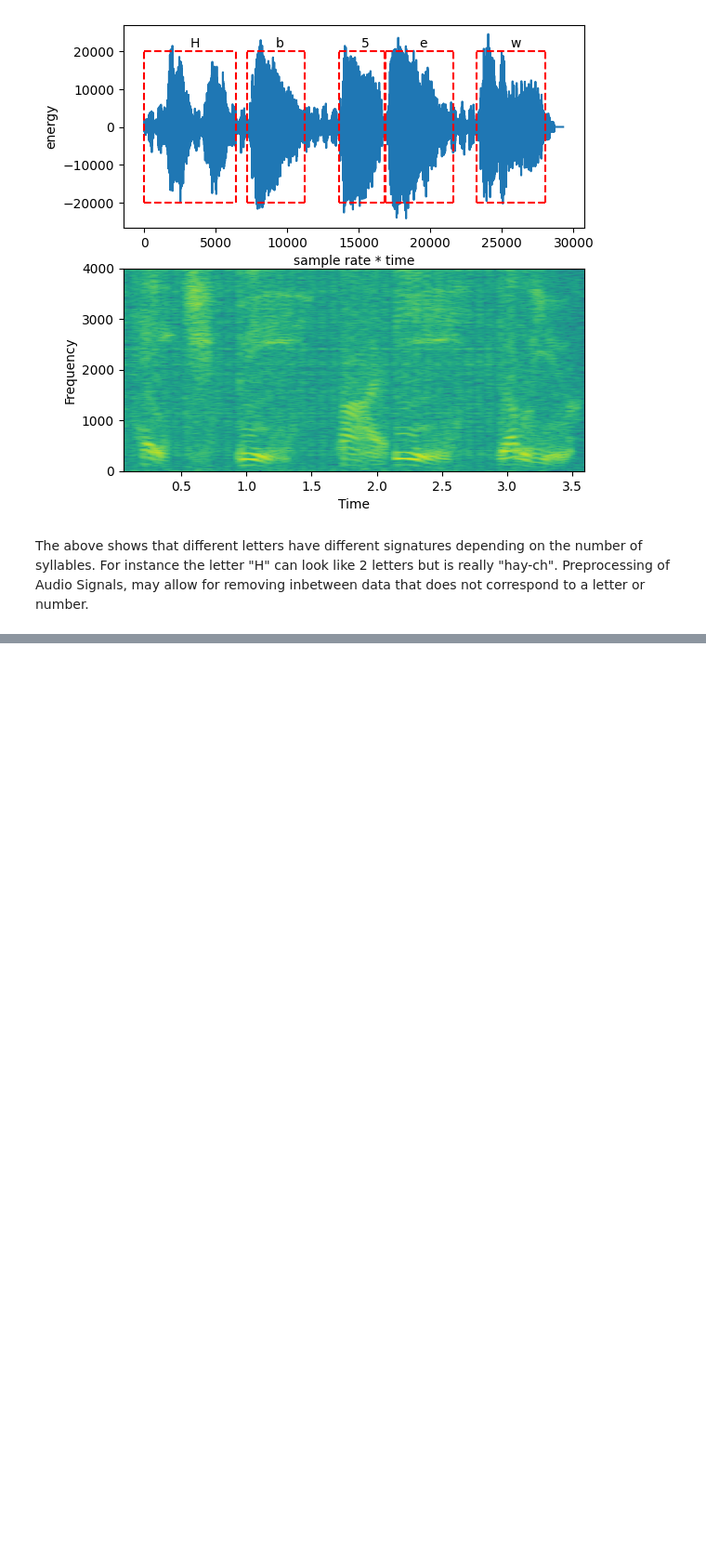
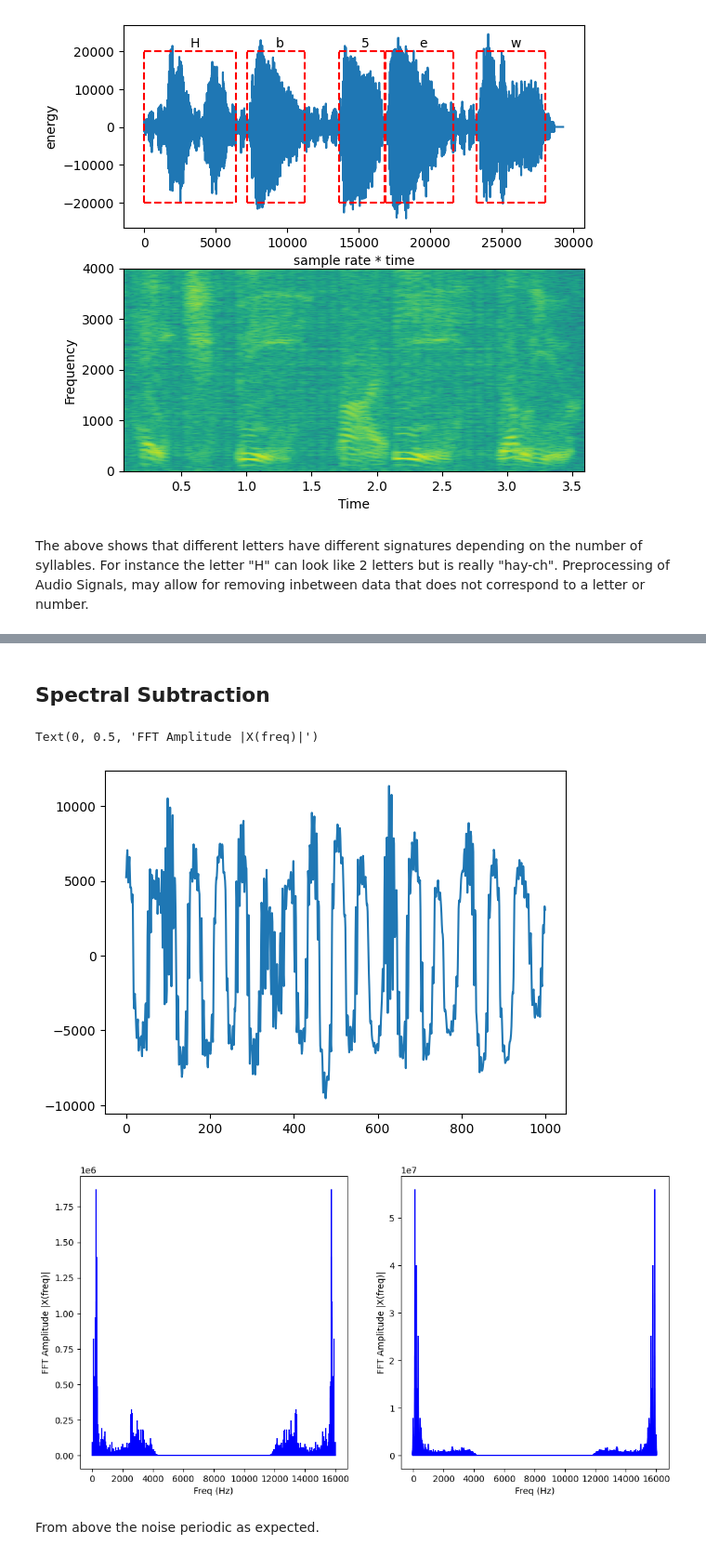
Before and after one commit to Hardhat-Enterprises/breaking-captcha, a Jupyter notebook: Teams_T2_2022/Audio_CAPTCHA/r-and-d/transformers.ipynb, the cells around one changed output, grey strips where cells are left out. Shown at 93% size. Saved outputs shown, nothing was run; the diff lists cells and outputs as text; code cells hidden in the pictures; blank space fills up the shorter version.

```diff
--- a/Teams_T2_2022/Audio_CAPTCHA/r-and-d/transformers.ipynb
+++ b/Teams_T2_2022/Audio_CAPTCHA/r-and-d/transformers.ipynb
@@ -84,0 +222,56 @@ Preprocessing of Audio Signals, may allow for removing inbetween data that does
+# %% [markdown]
+## Spectral Subtraction
+# %%
+## Proposed method spectral subtraction
+# I think this is possible because these captchas tend to follow a theme.
+# They are long stretches of noise broken up by letters and numbers + noise
+# hence our signal looks like
+# Noise -> Noise + words -> Noise ... ->
+# Y(m) = X(m) + N(m)
+# where X(m) is our desired signal
+# Y(jw) = X(jw) + N(jw) => X(jw) = Y(jw) - N(jw)
+# 1. Extract sample of noise from
+# 2. use sample to construct a filter
+# 3. denoise original sample
+noisy_signal = test_captcha_upsampled
+noise_signal_fft = np.fft.fft(noisy_signal)
+# 1. From above noisy signal betwene 7000-8000 time * sample rate (so )
+noise_sample_bounds = (7000, 8000)
+noise_sample = noisy_signal[noise_sample_bounds[0]:noise_sample_bounds[1]]
+plt.plot(noise_sample)
+
+# 2.
+# Compute fourier transform
+noise_fft = np.fft.fft(noise_sample)
+noise_fft
+noise_signal_fft[:10]
+
+
+plt.figure(figsize = (12, 6))
+plt.subplot(121)
+
+N_signal = len(noise_signal_fft)
+n_signal = np.arange(N_signal)
+T_signal = N_signal/16000
+freq_signal = n_signal/T_signal
+
+N = len(noise_fft)
+n = np.arange(N)
+T = N/16000
+freq = n/T
+
+plt.subplot(121)
+plt.stem(freq, np.abs(noise_fft), 'b', markerfmt=" ", basefmt="-b")
+plt.xlabel('Freq (Hz)')
+plt.ylabel('FFT Amplitude |X(freq)|')
+
+plt.subplot(122)
+plt.stem(freq_signal, np.abs(noise_signal_fft), 'b', markerfmt=" ", basefmt="-b")
+plt.xlabel('Freq (Hz)')
+plt.ylabel('FFT Amplitude |X(freq)|')
+# %% [output]
+Text(0, 0.5, 'FFT Amplitude |X(freq)|')
+[figure, added]
+[figure, added]
+# %% [markdown]
+From above the noise periodic as expected.
```
Also changed, not shown: parts of 22 cells of this notebook, 5 other files.
